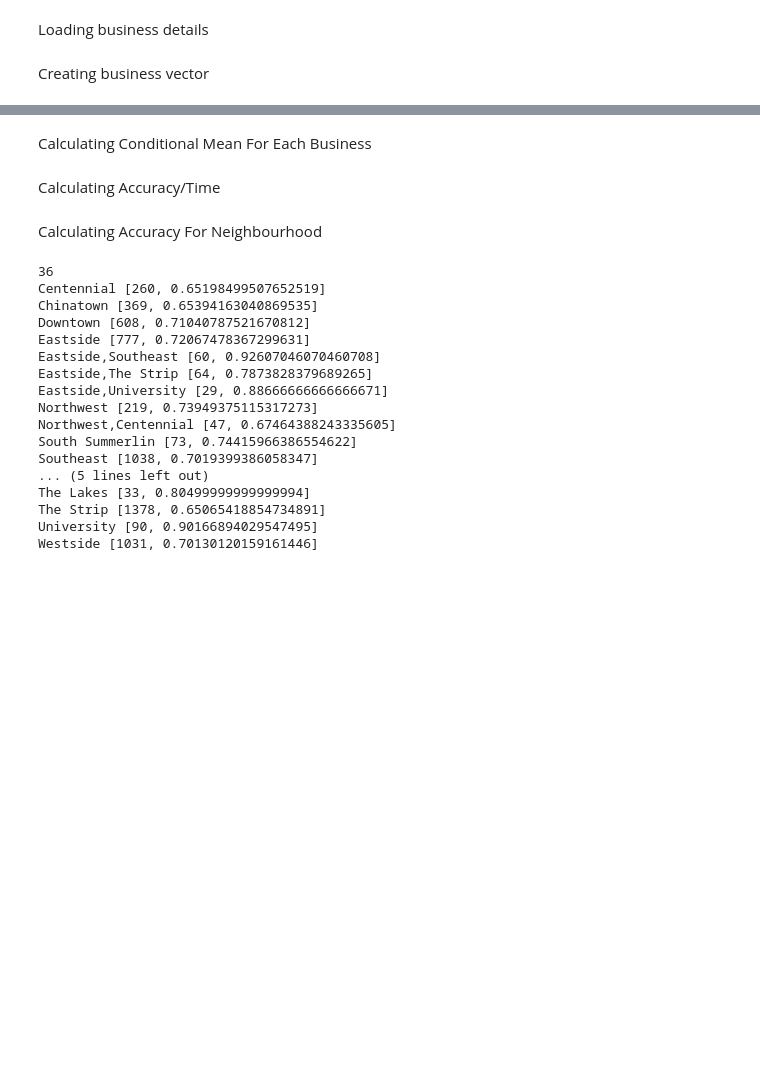
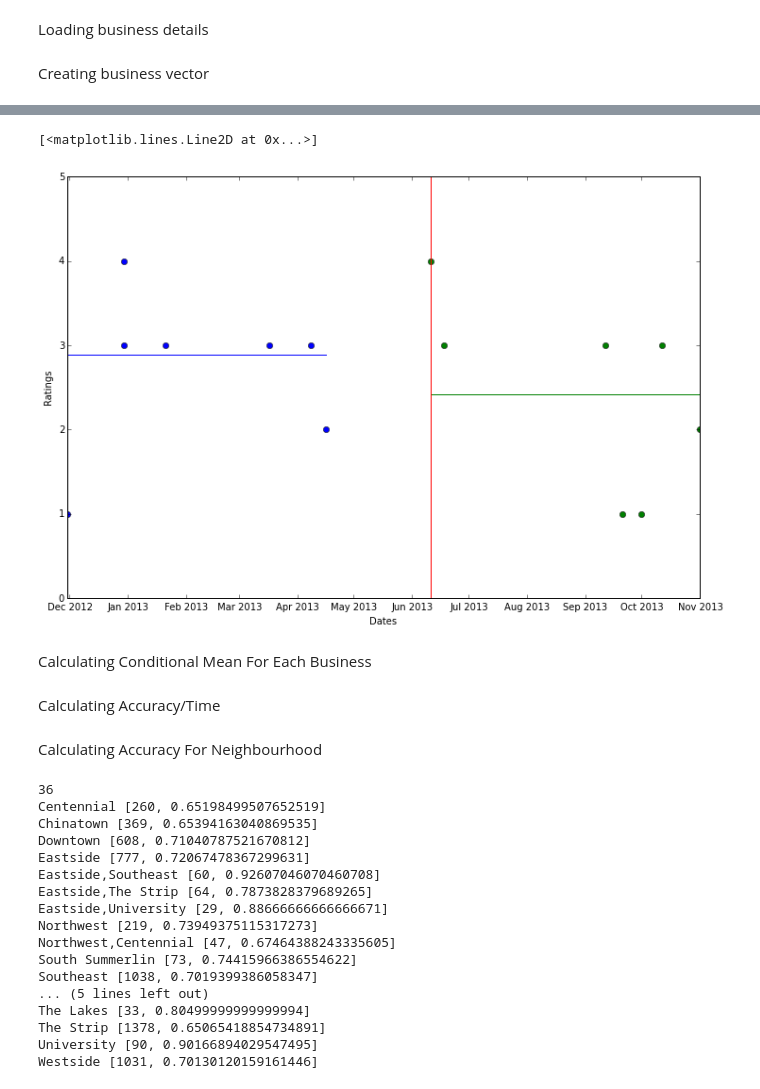
Before and after one commit to dbjnbnrj/newbusiness, a Jupyter notebook: conditional_mean_new-Copy1.ipynb, the cells around one changed output, grey strips where cells are left out. Cells and saved outputs as stored; diff of their text form; code cells hidden in the pictures; blank space fills up the shorter version.

```diff
--- a/conditional_mean_new-Copy1.ipynb
+++ b/conditional_mean_new-Copy1.ipynb
@@ -185,3 +204,32 @@ for new_business_id, new_business_details in gb_new_business:
+# %%
+import matplotlib.dates as dates
+import datetime
+import matplotlib.pyplot as plt
+
+datestr1 = ['2012-11-30','2012-12-30', '2012-12-30', '2013-01-21', '2013-03-17',  '2013-04-08', '2013-04-16']
+ratings1 = [1, 4, 3, 3,3, 3, 2]
+
+dates1 =  dates.date2num([datetime.datetime.strptime(d, '%Y-%m-%d') for d in datestr1])
+
+datestr2 = ['2013-06-11','2013-06-18', '2013-09-12', '2013-09-21', '2013-10-01',  '2013-10-12', '2013-11-01']
+ratings2 = [4, 3, 3, 1, 1, 3, 2]
+
+dates2 =  dates.date2num([datetime.datetime.strptime(d, '%Y-%m-%d') for d in datestr2])
+
+datestr3 = ['2013-06-11', '2013-06-11']
+dates3 =  dates.date2num([datetime.datetime.strptime(d, '%Y-%m-%d') for d in datestr3])
+ratings3 = [0, 5]
+
+plt.xlabel("Dates")
+plt.ylabel("Ratings")
+plt.plot_date(dates1, ratings1)
+plt.plot_date(dates1, [2.89]*len(ratings1), 'b-')
+plt.plot_date(dates2, ratings2)
+plt.plot_date(dates2, [2.42]*len(ratings2), 'g-')
+plt.plot_date(dates3, ratings3, 'r-')
+# %% [output]
+[<matplotlib.lines.Line2D at 0x...>]
+[figure, added]
 # %% [markdown]
 Calculating Conditional Mean For Each Business
 # %%
```
Also changed, not shown: parts of 3 cells of this notebook, 3 other files.
